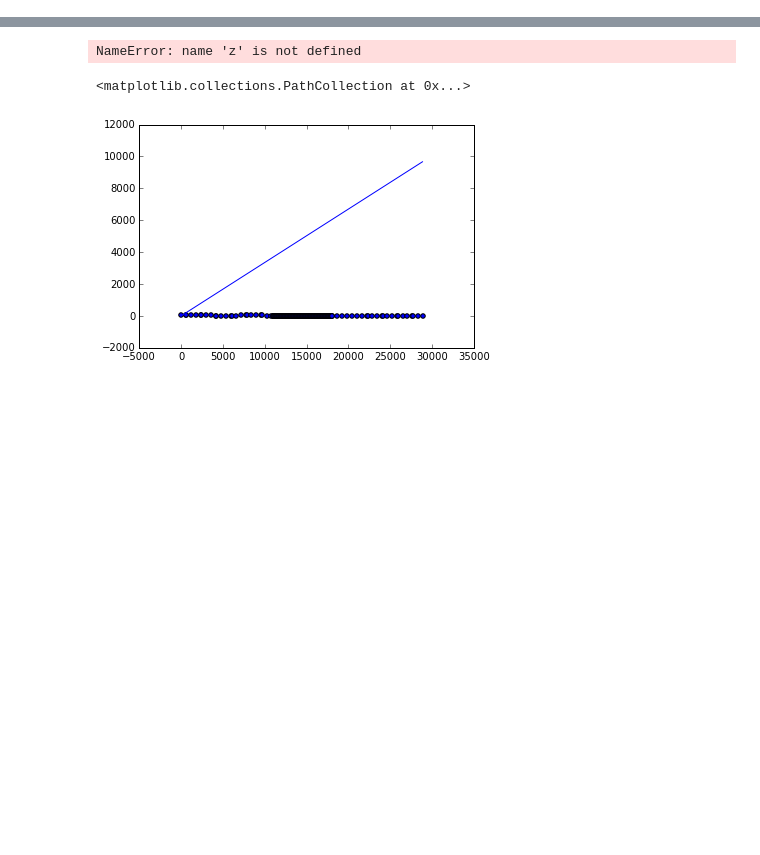
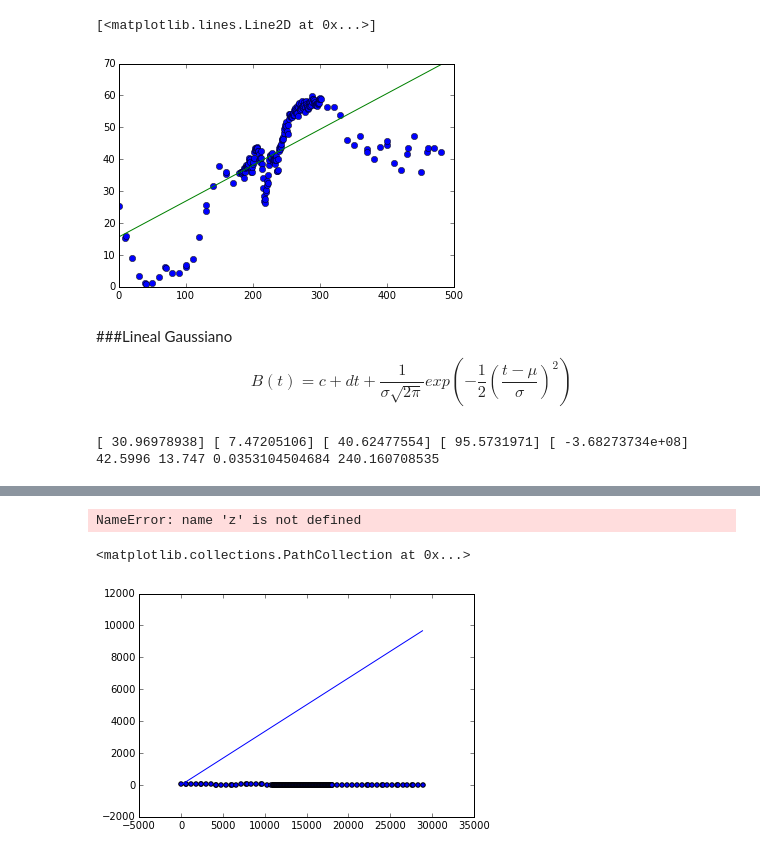
Before and after one commit to JC-AlfonsoR/CM20151_HW7_AlfonsoOrtiz, a Jupyter notebook: P2_Campo_magnetico_solar/Untitled0.ipynb, the cells around one changed output, grey strips where cells are left out. Saved outputs shown, nothing was run; the diff lists cells and outputs as text; code cells hidden in the pictures; blank space fills up the shorter version.

```diff
--- a/P2_Campo_magnetico_solar/Untitled0.ipynb
+++ b/P2_Campo_magnetico_solar/Untitled0.ipynb
@@ -80,0 +99,12 @@ plot(tiempo,campo,'bo')
+# %%
+plot(tiempo,campo,'o')
+args,info = curve_fit(modelo_lineal,tiempo,campo,p0=(0,0))
+t = linspace(min(tiempo), max(tiempo), 500)
+y = modelo_lineal(t,args[0],args[1])
+plot(t,y,'g-')
+# %% [output]
+[<matplotlib.lines.Line2D at 0x...>]
+[figure, added]
+# %% [markdown]
+###Lineal Gaussiano
+$$B(t) = c + dt+\frac{1}{\sigma\sqrt{2\pi}}exp\left(-\frac{1}{2}\left(\frac{t-\mu}{\sigma}\right)^2\right)$$
@@ -80,0 +121,25 @@ plot(tiempo,campo,'bo')
+# %%
+c_walk = empty((0))
+d_walk = empty((0))
+sigma_walk = empty((0))
+mu_walk = empty((0))
+like_walk = empty((0))
+
+mm = mean(campo)
+dd = std(campo)
+nn = (campo[-1]-campo[0])/(tiempo[-1]-tiempo[0])
+mm_t = mean(tiempo)
+
+# Numeros iniciales
+c_walk = append(c_walk,random.random()*2.0*dd +mm-1.0*dd)
+d_walk = append(d_walk,random.random()*2.0*dd +nn-1.0*dd)
+sigma_walk = append(sigma_walk, random.random()*10+35)#*2.0**dd - 1.0*dd)
+mu_walk = append(mu_walk, random.random()*10.0 + 95.0)
+
+y_i = lineal_gauss(tiempo, c_walk[0],d_walk[0],sigma_walk[0], mu_walk[0]) # y inicial
+like_walk = append(like_walk,likelihood(campo,y_i)) # likelyhood
+print(c_walk, d_walk, sigma_walk, mu_walk, like_walk)
+print(mm,dd,nn,mm_t)
+# %% [output]
+[ 30.96978938] [ 7.47205106] [ 40.62477554] [ 95.5731971] [ -3.68273734e+08]
+42.5996 13.747 0.0353104504684 240.160708535
```
Also changed, not shown: parts of 25 cells of this notebook, 1 other file.
